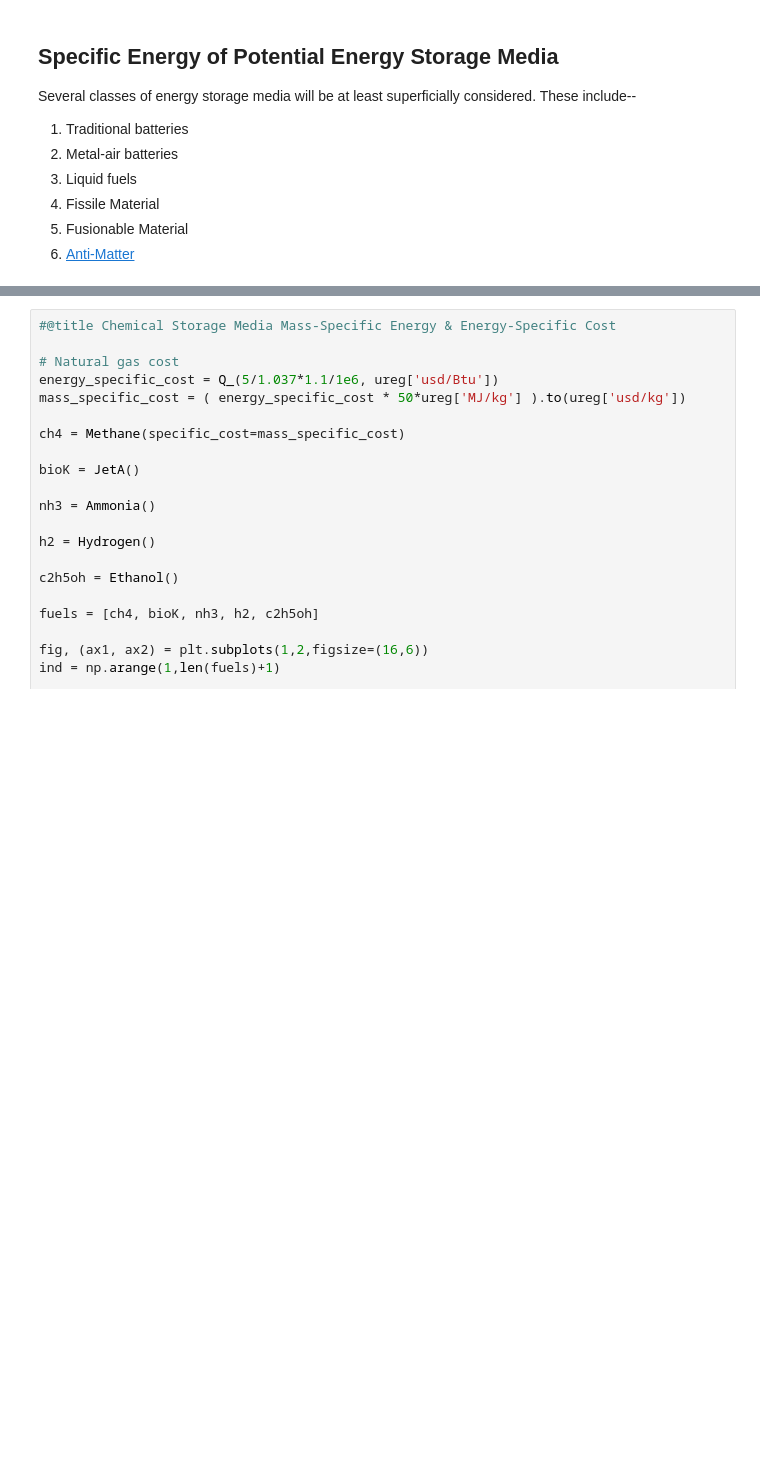
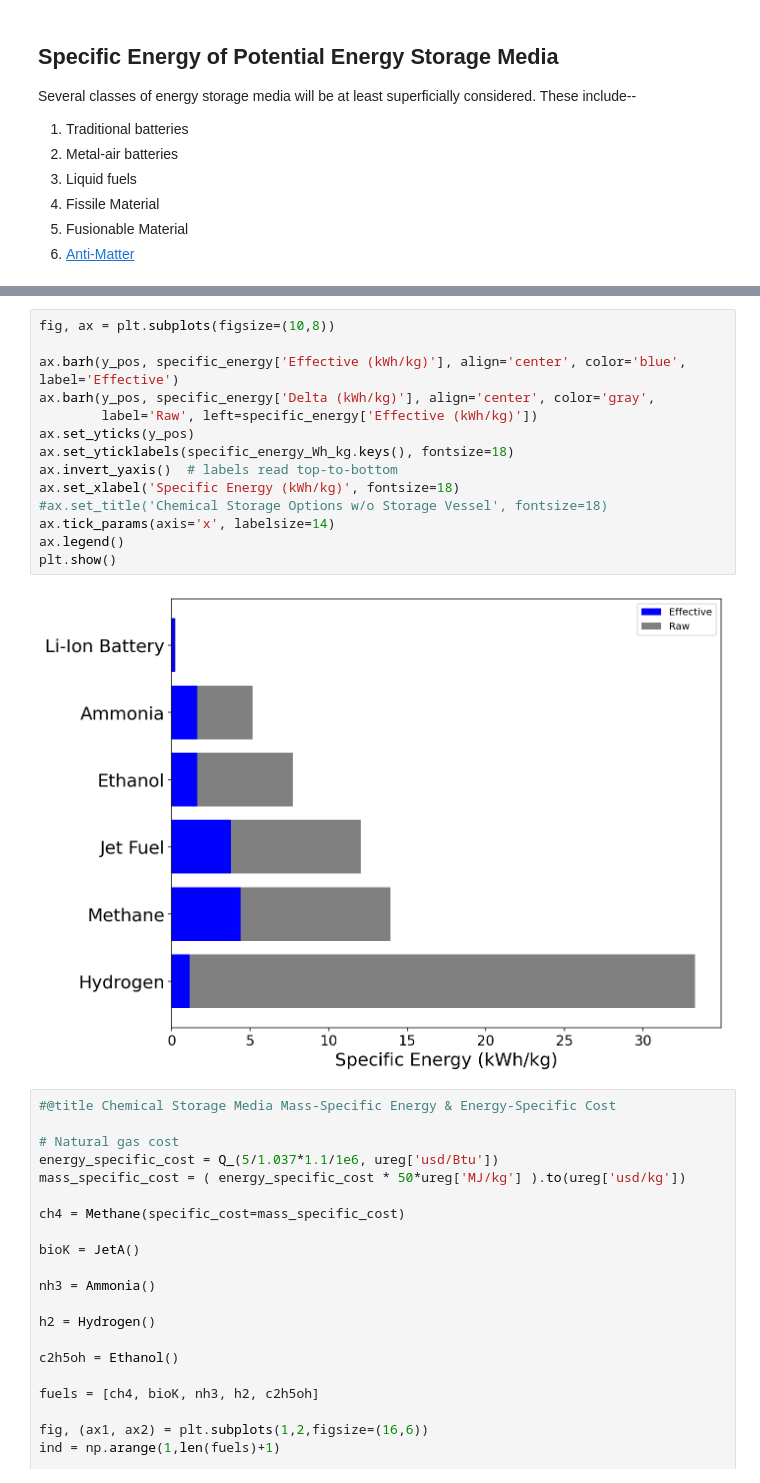
Before and after one commit to davetew/Zero-Carbon-Aviation, a Jupyter notebook: Zero_Carbon_Aviation_Colab_v2.ipynb, the cells around one changed output, grey strips where cells are left out. Drawn from its saved outputs; the diff is of its cells as text; blank space fills up the shorter version.

```diff
--- a/Zero_Carbon_Aviation_Colab_v2.ipynb
+++ b/Zero_Carbon_Aviation_Colab_v2.ipynb
@@ -329,3 +348,19 @@ ax.set_ylabel('$Log_{10}$ Specific Energy (Wh/kg)', fontsize=14);
+# %%
+fig, ax = plt.subplots(figsize=(10,8))
+
+ax.barh(y_pos, specific_energy['Effective (kWh/kg)'], align='center', color='blue', label='Effective')
+ax.barh(y_pos, specific_energy['Delta (kWh/kg)'], align='center', color='gray',
+        label='Raw', left=specific_energy['Effective (kWh/kg)'])
+ax.set_yticks(y_pos)
+ax.set_yticklabels(specific_energy_Wh_kg.keys(), fontsize=18)
+ax.invert_yaxis()  # labels read top-to-bottom
+ax.set_xlabel('Specific Energy (kWh/kg)', fontsize=18)
+#ax.set_title('Chemical Storage Options w/o Storage Vessel', fontsize=18)
+ax.tick_params(axis='x', labelsize=14)
+ax.legend()
+plt.show()
+# %% [output]
+[figure, added]
 # %%
 #@title Chemical Storage Media Mass-Specific Energy & Energy-Specific Cost
 
```
Also changed, not shown: parts of 24 cells of this notebook.
